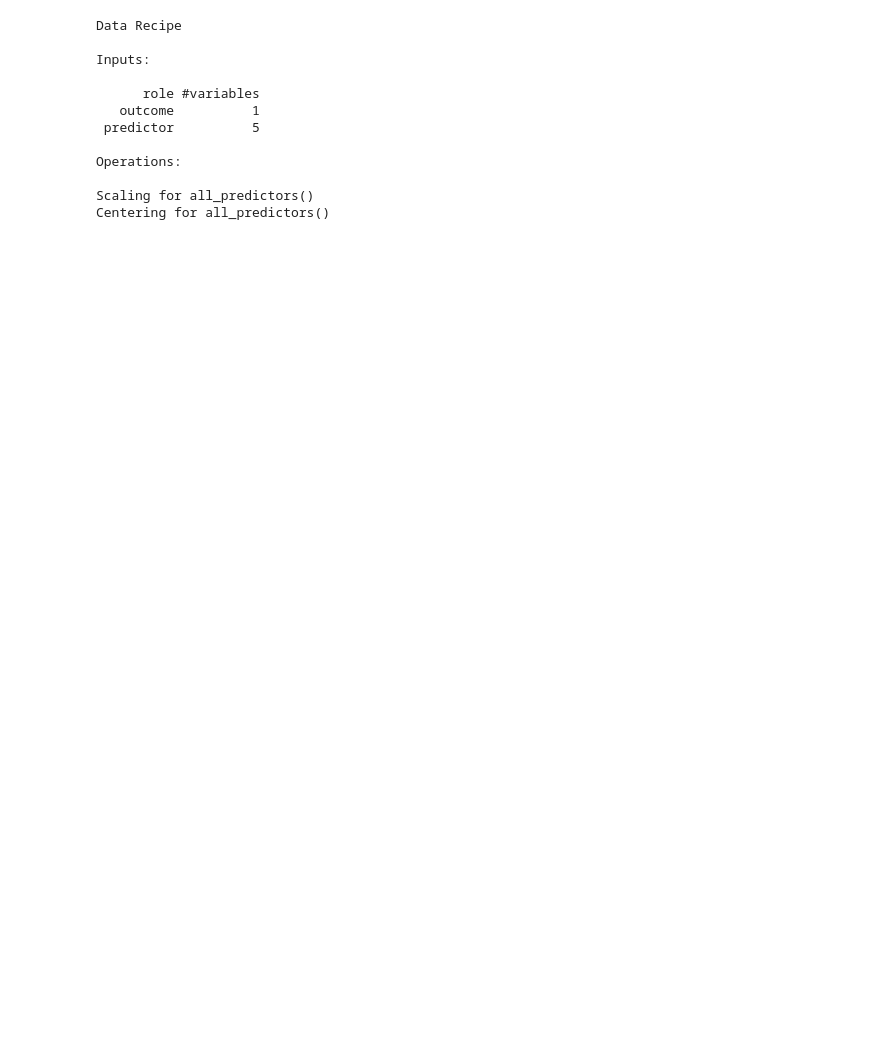
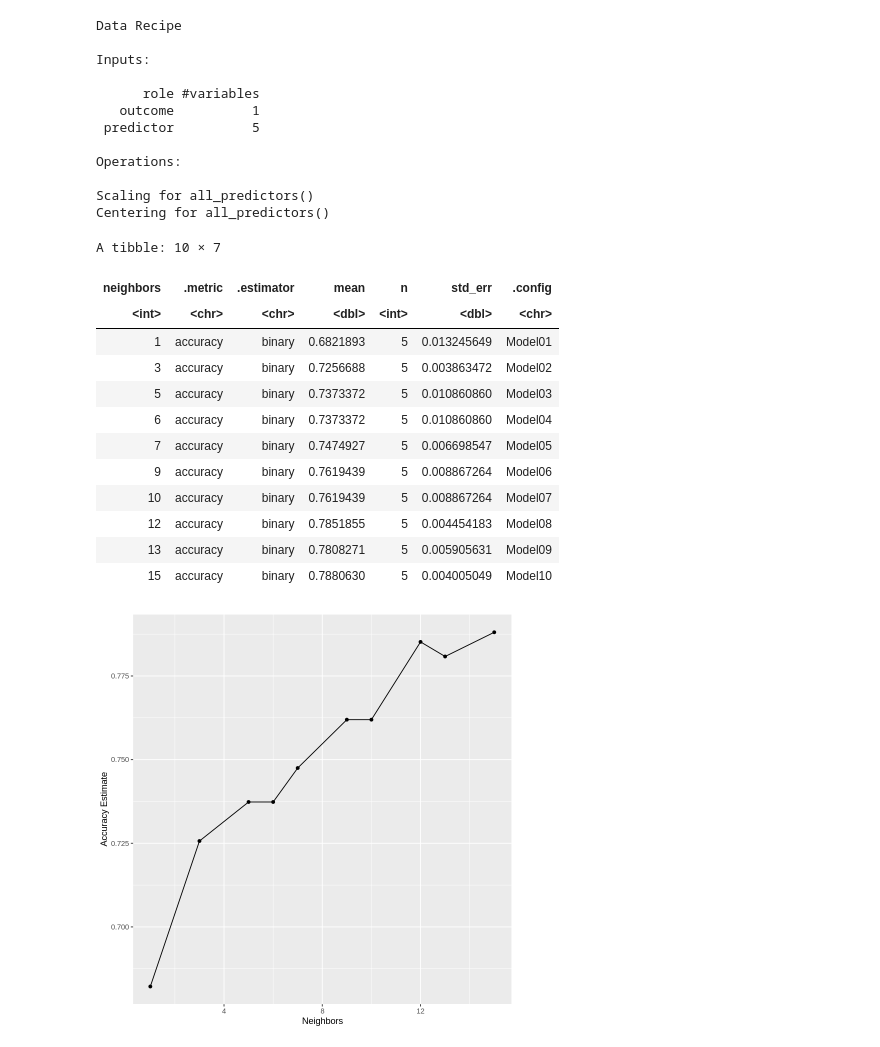
Before and after one commit to Simpson1104/Group-Proposal, a Jupyter notebook: Wrangling_data.ipynb, the cells around one changed output. Saved outputs shown, nothing was run; the diff lists cells and outputs as text; code cells hidden in the pictures; blank space fills up the shorter version.

```diff
--- a/Wrangling_data.ipynb
+++ b/Wrangling_data.ipynb
@@ -91,3 +144,41 @@ Operations:
 
 Scaling for all_predictors()
 Centering for all_predictors()
+# %%
+#heart_vfold <- vfold_cv(heart_train, v = 5, strata = HeartDisease)
+
+#knn_heart_tune <- nearest_neighbor(weight_func = "rectangular", neighbors = tune()) %>%
+                  set_engine("kknn") %>%
+                  set_mode("classification")
+
+#heart_fit<- workflow() %>%
+            add_recipe(heart_training_recipe) %>%
+            add_model(knn_heart_tune) %>%
+            tune_grid(resamples = heart_vfold, grid = 10) %>%
+            collect_metrics()
+
+#accuracies <- heart_fit  %>%
+              filter(.metric == "accuracy")
+
+#cross_val_plot <- ggplot(accuracies, aes(x = neighbors, y = mean))+
+                  geom_point() +
+                  geom_line() +
+                  labs(x = "Neighbors", y = "Accuracy Estimate")
+
+#accuracies
+#cross_val_plot
+# %% [output]
+A tibble: 10 × 7
+| neighbors | .metric | .estimator | mean | n | std_err | .config |
+| <int> | <chr> | <chr> | <dbl> | <int> | <dbl> | <chr> |
+| 1 | accuracy | binary | 0.6821893 | 5 | 0.013245649 | Model01 |
+| 3 | accuracy | binary | 0.7256688 | 5 | 0.003863472 | Model02 |
+| 5 | accuracy | binary | 0.7373372 | 5 | 0.010860860 | Model03 |
+| 6 | accuracy | binary | 0.7373372 | 5 | 0.010860860 | Model04 |
+| 7 | accuracy | binary | 0.7474927 | 5 | 0.006698547 | Model05 |
+| 9 | accuracy | binary | 0.7619439 | 5 | 0.008867264 | Model06 |
+| 10 | accuracy | binary | 0.7619439 | 5 | 0.008867264 | Model07 |
+| 12 | accuracy | binary | 0.7851855 | 5 | 0.004454183 | Model08 |
+| 13 | accuracy | binary | 0.7808271 | 5 | 0.005905631 | Model09 |
+| 15 | accuracy | binary | 0.7880630 | 5 | 0.004005049 | Model10 |
+[figure, added]
```
Also changed, not shown: parts of 10 cells of this notebook.
